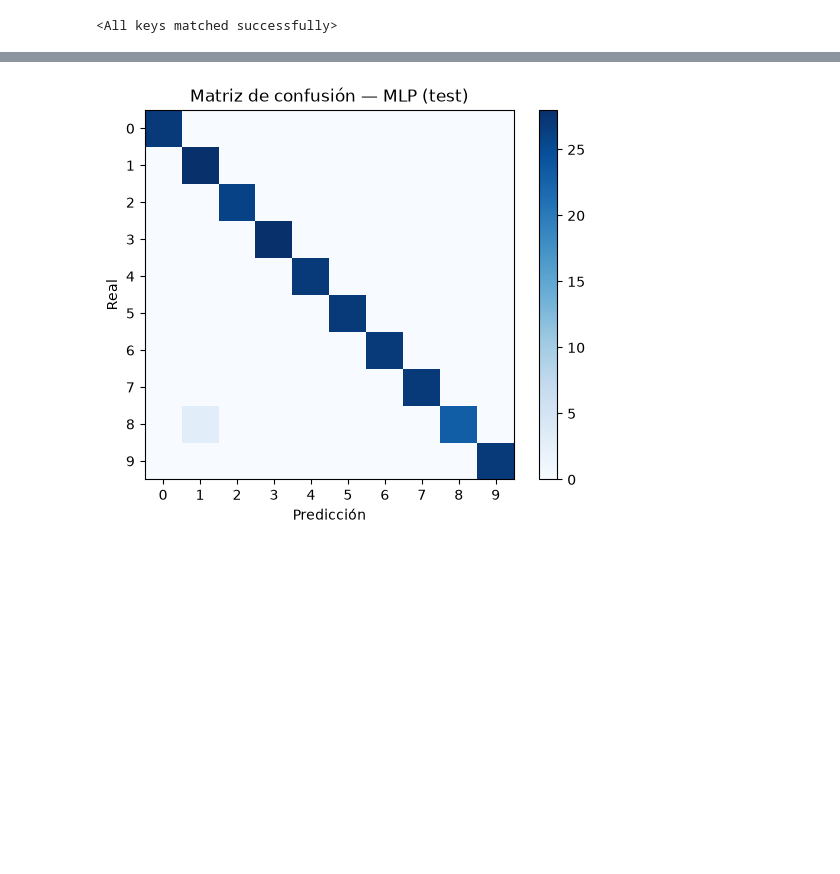
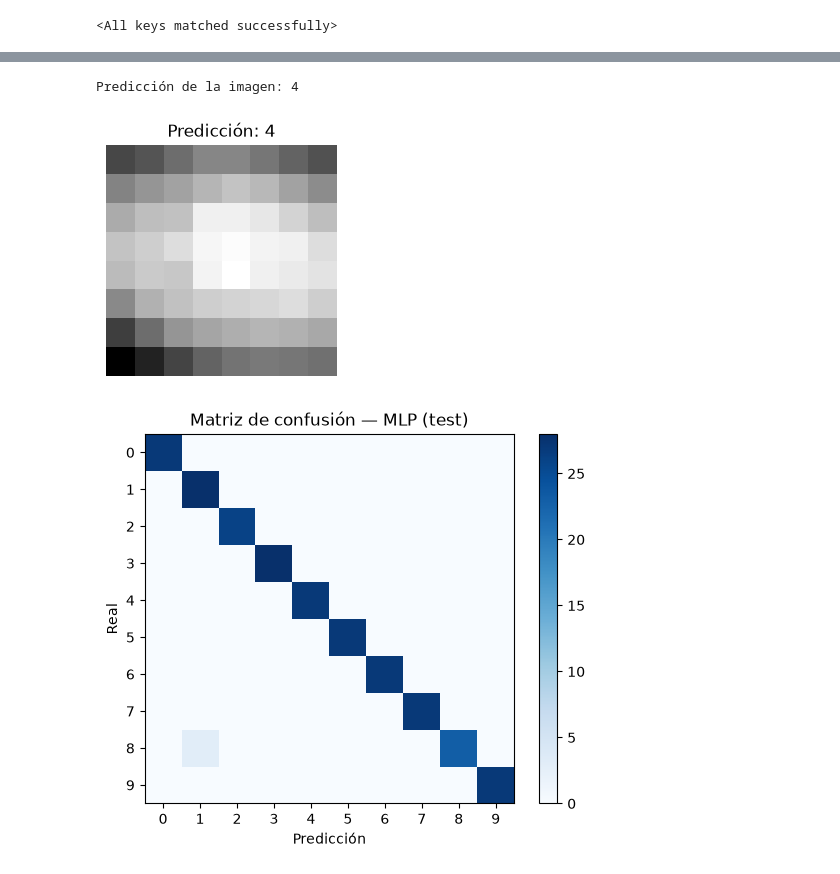
Before and after one commit to JrGG22/TrabajosFIA, a Jupyter notebook: lab-03-clasificacion-mlp.ipynb, the cells around one changed output, grey strips where cells are left out. Drawn from its saved outputs; the diff is of its cells as text; code cells hidden in the pictures; blank space fills up the shorter version.

```diff
--- a/lab-03-clasificacion-mlp.ipynb
+++ b/lab-03-clasificacion-mlp.ipynb
@@ -183,10 +207,36 @@ plt.show()
 # %%
 # Celda 8 - Predicciones del MLP en test
 X_test_t = torch.tensor(X_test_esc, dtype=torch.float32)
+
 modelo.eval()
+
 with torch.no_grad():
     salida_test = modelo(X_test_t)
     pred_test_mlp = torch.argmax(salida_test, dim=1).numpy()
+
+imagen_8x8 = Image.fromarray(imagen_array).resize((8, 8))
+imagen_8x8_array = np.array(imagen_8x8)
+
+X_imagen = imagen_8x8_array.flatten().reshape(1, -1)
+
+X_imagen_esc = escalador.transform(X_imagen)
+
+X_imagen_t = torch.tensor(X_imagen_esc, dtype=torch.float32)
+
+with torch.no_grad():
+    salida_imagen = modelo(X_imagen_t)
+    prediccion_imagen = torch.argmax(salida_imagen, dim=1).item()
+
+print(f"Predicción de la imagen: {prediccion_imagen}")
+
+plt.figure(figsize=(3, 3))
+plt.imshow(imagen_8x8_array, cmap="gray")
+plt.title(f"Predicción: {prediccion_imagen}")
+plt.axis("off")
+plt.show()
+# %% [output]
+Predicción de la imagen: 4
+[figure, added]
 # %%
 # Celda 9 — Matriz de confusión del MLP
 from sklearn.metrics import confusion_matrix
```
Also changed, not shown: parts of 7 cells of this notebook.
